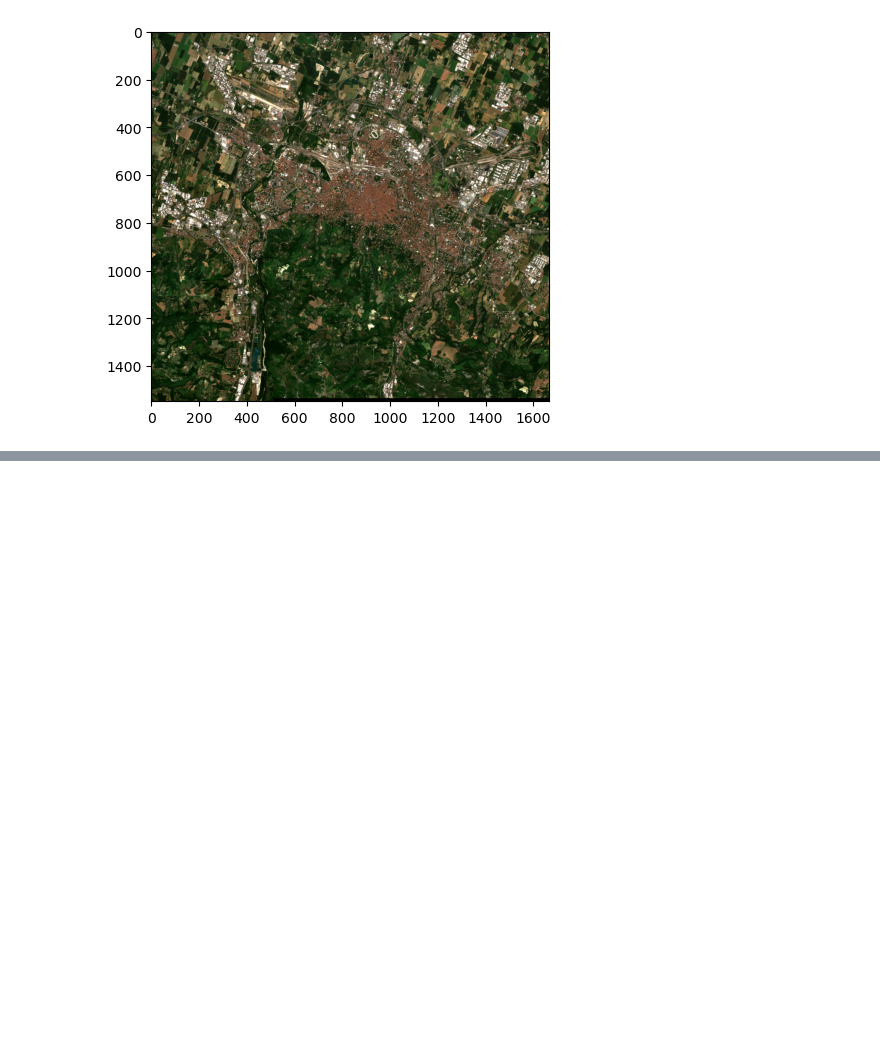
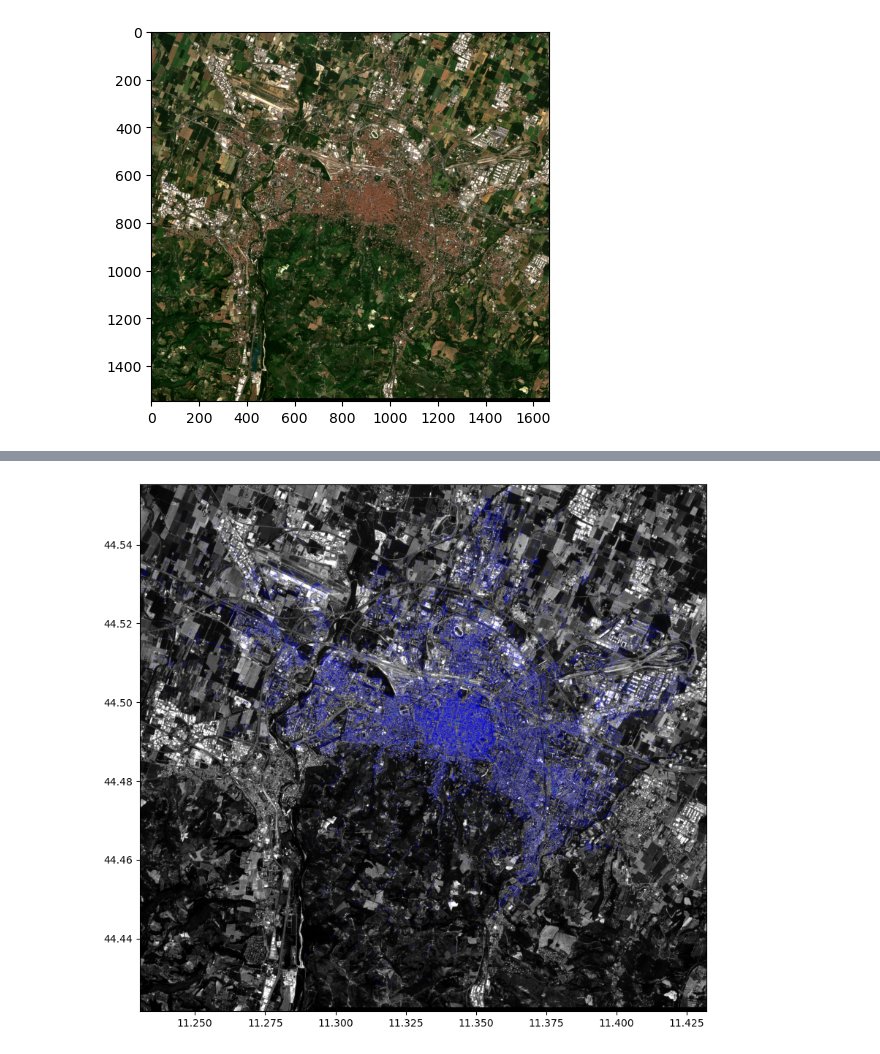
Before and after one commit to nomorehumor/Sentinel-Segmentation, a Jupyter notebook: Untitled-3.ipynb, the cells around one changed output, grey strips where cells are left out. Saved outputs shown, nothing was run; the diff lists cells and outputs as text; code cells hidden in the pictures; blank space fills up the shorter version.

```diff
--- a/Untitled-3.ipynb
+++ b/Untitled-3.ipynb
@@ -162,0 +194,7 @@ vis(rgb_data)
+# %%
+fig, ax = plt.subplots(figsize=(10, 10))
+ax.imshow(r_img, cmap="gray", extent=(buildings.total_bounds[0], buildings.total_bounds[2], buildings.total_bounds[1], buildings.total_bounds[3]))
+buildings.plot(ax=ax, facecolor='none', edgecolor='blue', linewidth=0.5, alpha=0.2)
+plt.show()
+# %% [output]
+[figure, added]
```
Also changed, not shown: parts of 11 cells of this notebook.
